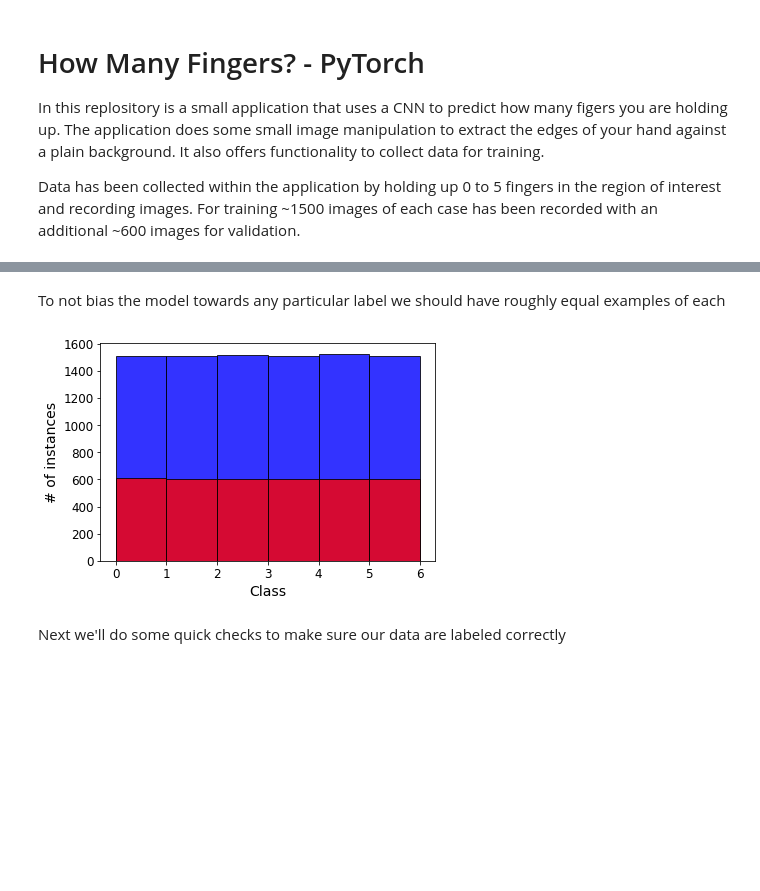
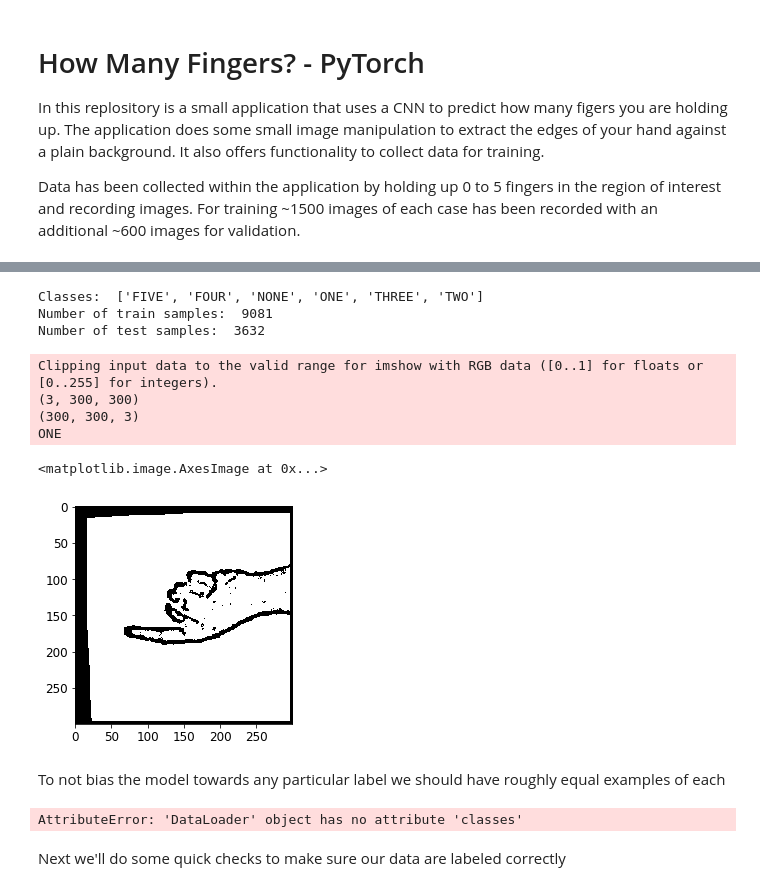
Before and after one commit to santiagonars/CNN-HowManyFingers-PyTorch, a Jupyter notebook: train-model.ipynb, the cells around one changed output, grey strips where cells are left out. Saved outputs shown, nothing was run; the diff lists cells and outputs as text; code cells hidden in the pictures; blank space fills up the shorter version.

Commit message:
added transformations + dataloaders for dataset

```diff
--- a/train-model.ipynb
+++ b/train-model.ipynb
@@ -75,12 +47,72 @@ Found 3632 images belonging to 6 classes.
+# %%
+BATCH_SIZE = 128
+TRAIN_DATA_PATH = './images/train/'
+TEST_DATA_PATH = './images/test/'
+NUM_WORKERS = 4
+
+transform_img_train = transforms.Compose([
+        transforms.Resize(300),
+        transforms.RandomRotation(10),
+        transforms.RandomAffine(degrees=0, translate=(0.1 ,0.1)),
+        transforms.RandomAffine(degrees=0, scale=(.8, 1)),
+        transforms.RandomHorizontalFlip(),
+        # transforms.Grayscale(),
+        transforms.ToTensor(),
+        transforms.Normalize(mean=[0.5], std=[0.225])
+        # transforms.Normalize(mean=[0.5, 0.5, 0.5], std=[0.225, 0.225, 0.225])
+        ])
+
+transform_img_test = transforms.Compose([
+        transforms.Resize(300),
+        # transforms.Grayscale(),
+        transforms.ToTensor(),
+        transforms.Normalize(mean=[0.5], std=[0.225])
+        # transforms.Normalize(mean=[0.5, 0.5, 0.5], std=[0.225, 0.225, 0.225])
+        ])
+
+train_data = torchvision.datasets.ImageFolder(root=TRAIN_DATA_PATH, transform=transform_img_train)
+train_data_loader = torch.utils.data.DataLoader(train_data, batch_size=BATCH_SIZE, shuffle=True, num_workers=NUM_WORKERS)
+
+test_data = torchvision.datasets.ImageFolder(root=TEST_DATA_PATH, transform=transform_img_test)
+test_data_loader = torch.utils.data.DataLoader(test_data, batch_size=BATCH_SIZE, shuffle=True, num_workers=NUM_WORKERS)
+
+class_names = train_data.classes
+
+device = torch.device("cuda:0" if torch.cuda.is_available() else "cpu")
+# %%
+print("Classes: ", class_names)
+print("Number of train samples: ", len(train_data))
+print("Number of test samples: ", len(test_data))
+# %% [output]
+Classes:  ['FIVE', 'FOUR', 'NONE', 'ONE', 'THREE', 'TWO']
+Number of train samples:  9081
+Number of test samples:  3632
+# %%
+images, classes = next(iter(train_data_loader))
+print(images[0].numpy().shape)
+print(np.transpose(images[0].numpy()).shape)
+print(class_names[classes[0].numpy()])
+
+# plt.imshow(np.transpose(images[0].numpy(), (1, 2, 0)))
+plt.imshow(np.transpose(images[0].numpy()))
+
+# plt.imshow(np.transpose(images[0].cpu().detach().numpy(), (1, 2, 0))) # --> GPU
+# %% [output]
+Clipping input data to the valid range for imshow with RGB data ([0..1] for floats or [0..255] for integers).
+(3, 300, 300)
+(300, 300, 3)
+ONE
+<matplotlib.image.AxesImage at 0x...>
+[figure, added]
 # %% [markdown]
 To not bias the model towards any particular label we should have roughly equal examples of each
 # %%
-h1,_,_ = plt.hist(train_gen.classes, bins=range(0,7), alpha=0.8, color='blue', edgecolor='black')
-h2,_,_ = plt.hist(test_gen.classes,  bins=range(0,7), alpha=0.8, color='red', edgecolor='black')
+h1,_,_ = plt.hist(train_data_loader.classes.numpy(), bins=range(0,7), alpha=0.8, color='blue', edgecolor='black')
+h2,_,_ = plt.hist(test_data_loader.classes.numpy(),  bins=range(0,7), alpha=0.8, color='red', edgecolor='black')
 plt.ylabel('# of instances')
 plt.xlabel('Class');
 # %% [output]
-[figure, removed]
+AttributeError: 'DataLoader' object has no attribute 'classes'
 # %% [markdown]
 Next we'll do some quick checks to make sure our data are labeled correctly
 # %%
```
Also changed, not shown: parts of 3 cells of this notebook.
